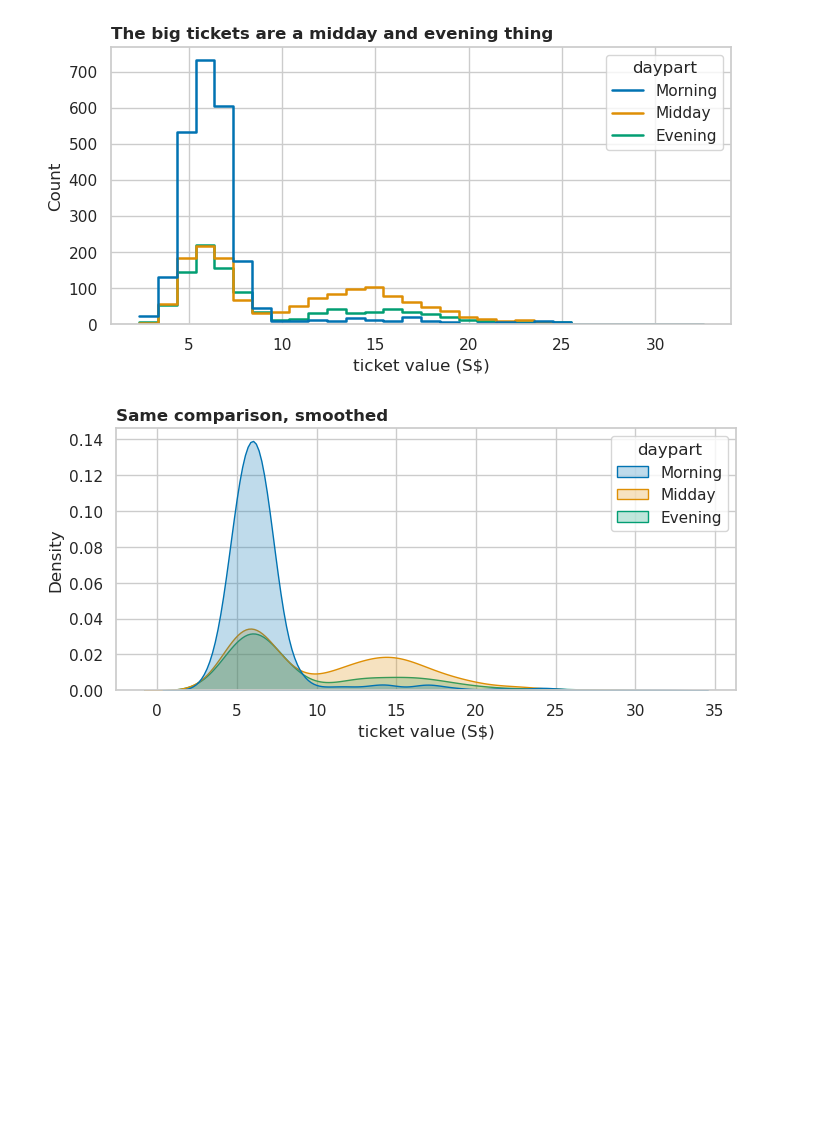
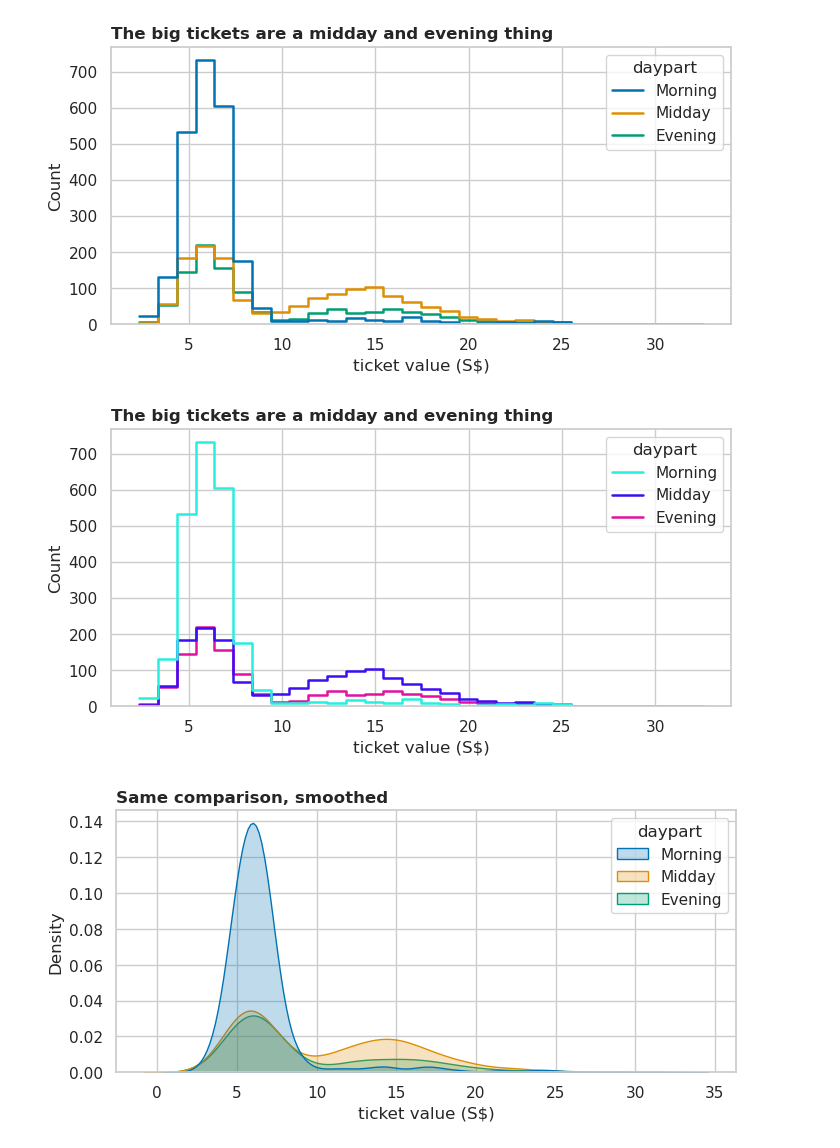
Before and after one commit to PP-123-nt/6m-data-1.10-visualization, a Jupyter notebook: notebooks/Part_3_seaborn.ipynb, the cells around one changed output. Cells and saved outputs as stored; diff of their text form; code cells hidden in the pictures; blank space fills up the shorter version.

```diff
--- a/notebooks/Part_3_seaborn.ipynb
+++ b/notebooks/Part_3_seaborn.ipynb
@@ -254,6 +274,29 @@ ax.set_xlabel("ticket value (S$)")
 plt.show()
 # %% [output]
 [figure]
+# %%
+import matplotlib.pyplot as plt
+import seaborn as sns
+
+# 1. Define your colors (mapping the category names to hex codes)
+my_palette = {
+    "Morning": "#27efdf", # Teal
+    "Midday":  "#3c0ef4", # Yellow/Orange
+    "Evening": "#DF12A2"  # Grey
+}
+
+fig, ax = plt.subplots(figsize=(8, 3.6))
+
+# 2. Add the palette argument to the histplot
+sns.histplot(data=tickets, x="amount_sgd", hue="daypart", bins=30,
+             element="step", fill=False, linewidth=1.8, ax=ax,
+             palette=my_palette) # <--- Add it here
+
+ax.set_title("The big tickets are a midday and evening thing", loc="left", weight="bold")
+ax.set_xlabel("ticket value (S$)")
+plt.show()
+# %% [output]
+[figure, added]
 # %%
 # 👉 A KDE is a smoothed version of a histogram -- no bin edges, so no bin-width arguments.
 #    Good for comparing shapes; bad when you need exact counts.
```
Also changed, not shown: parts of 2 cells of this notebook.
